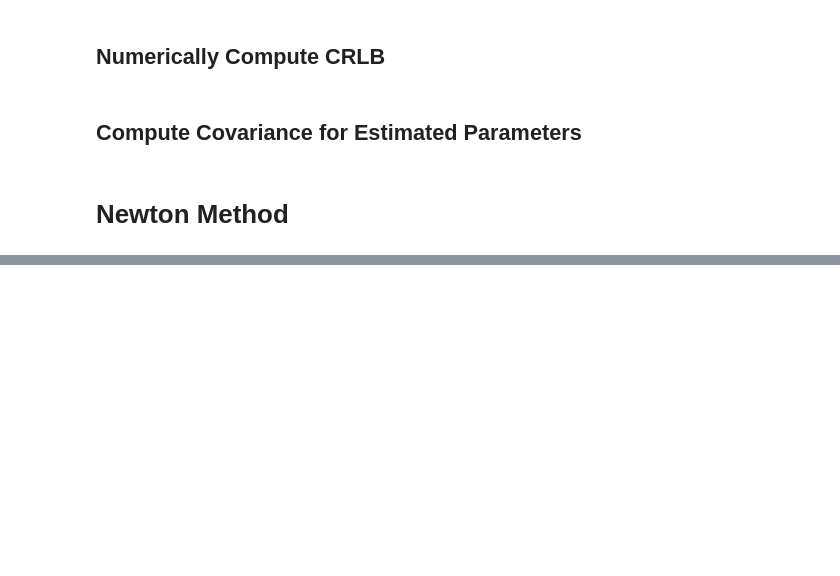
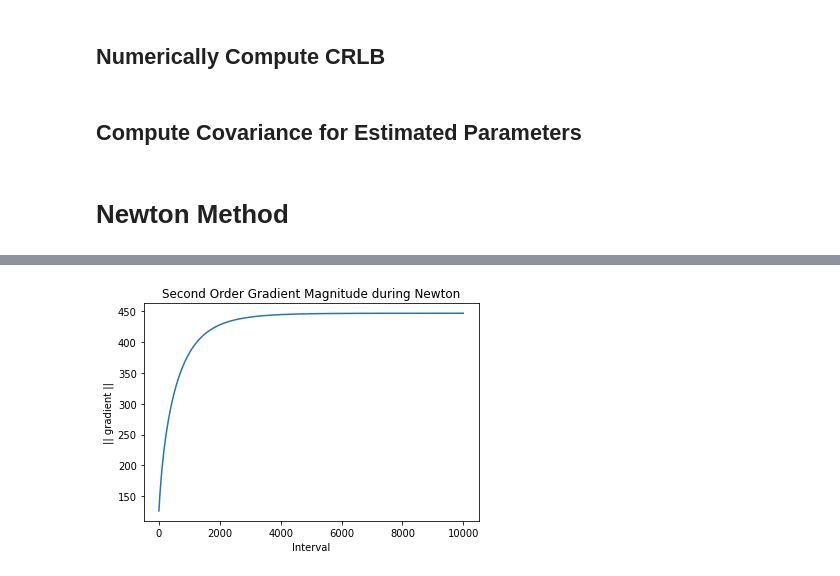
Before and after one commit to lucbouchard1/ece565-project, a Jupyter notebook: code/project.ipynb, the cells around one changed output, grey strips where cells are left out. Saved outputs shown, nothing was run; the diff lists cells and outputs as text; code cells hidden in the pictures; blank space fills up the shorter version.

```diff
--- a/code/project.ipynb
+++ b/code/project.ipynb
@@ -208,0 +245,7 @@ plt.ylabel("Log-Likelihood");
+# %%
+plt.plot(second_grads)
+plt.title("Second Order Gradient Magnitude during Newton")
+plt.xlabel("Interval")
+plt.ylabel("|| gradient ||");
+# %% [output]
+[figure, added]
```
Also changed, not shown: parts of 11 cells of this notebook.
